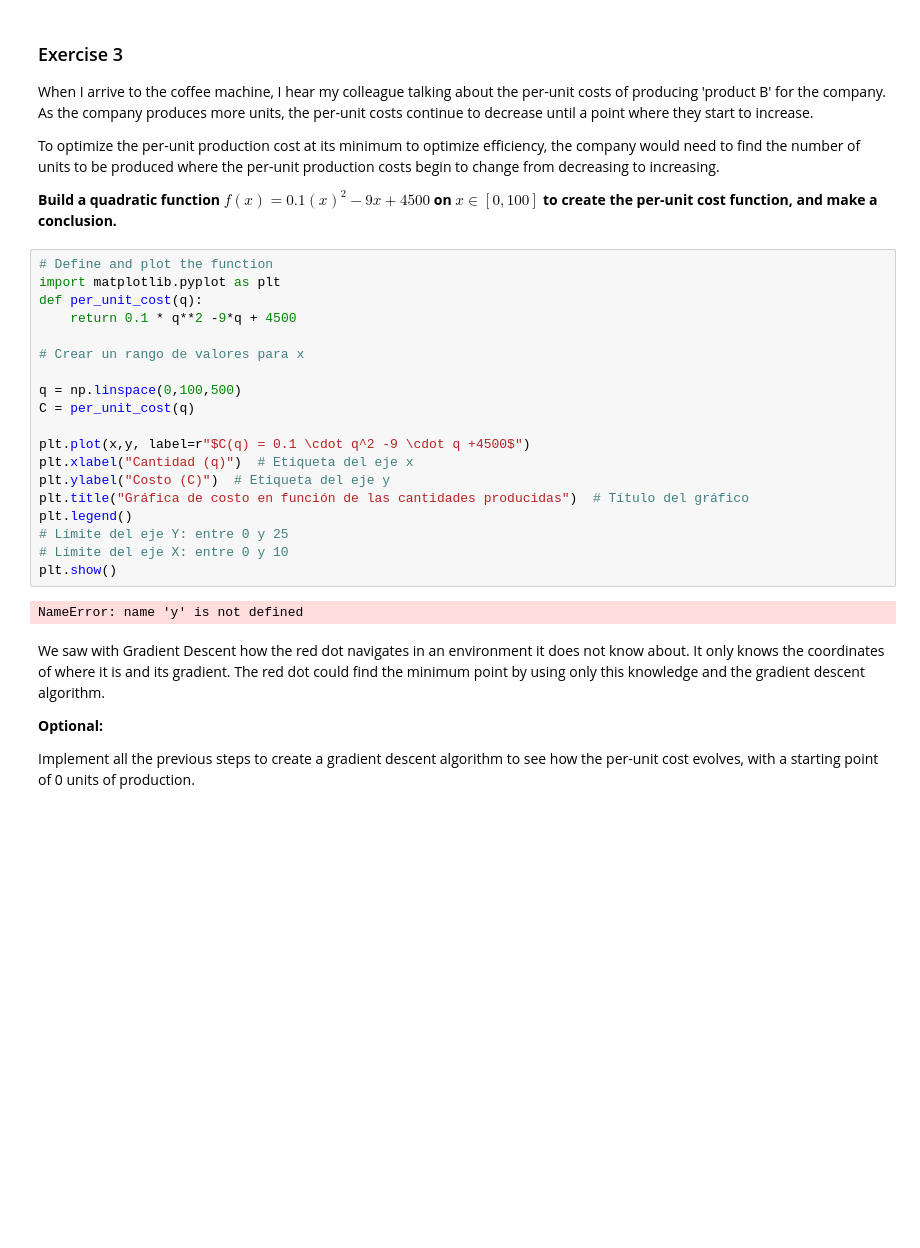
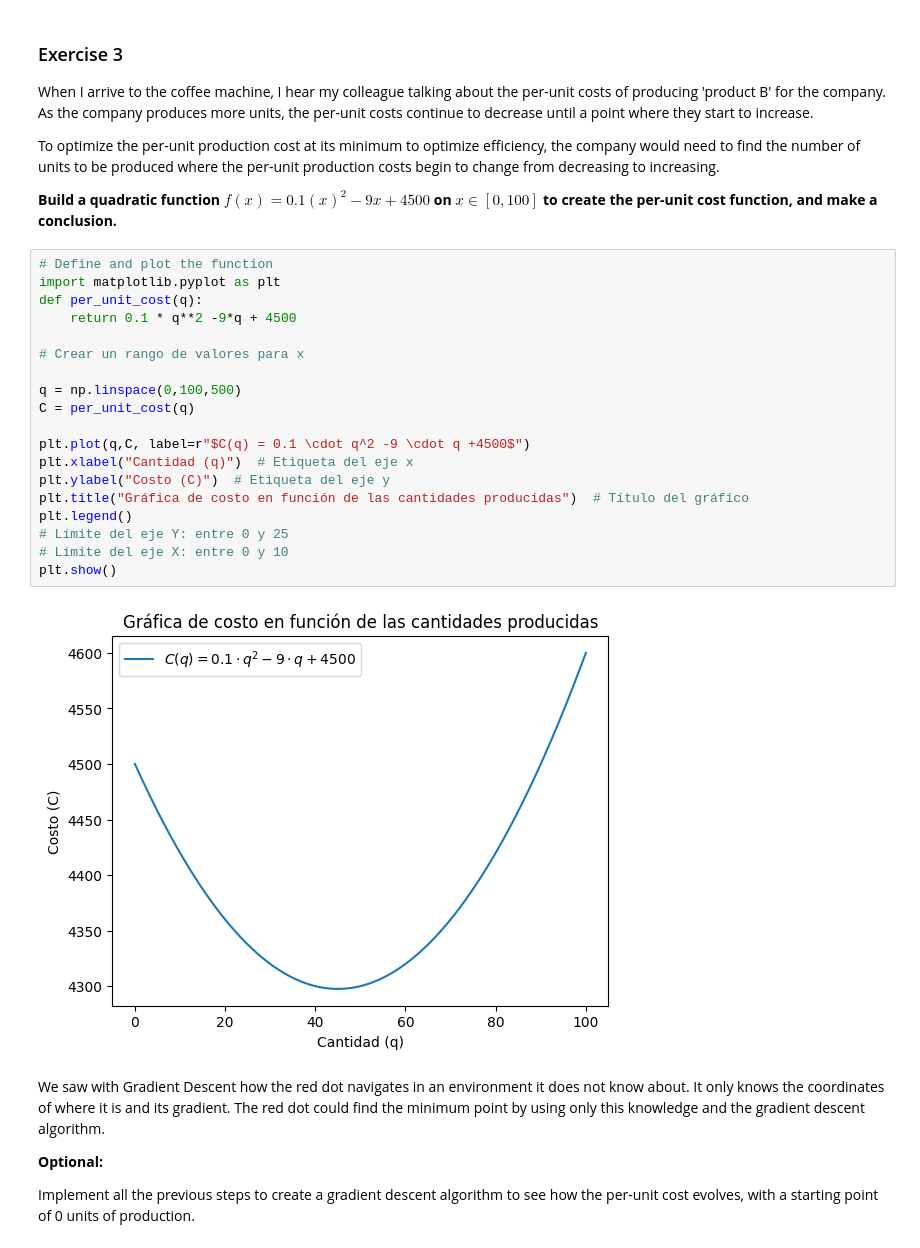
Before and after one commit to ASGAMO-DS/calculus-and-algebra-problems-with-python, a Jupyter notebook: notebook/problems.ipynb, the cells around one changed output. Saved outputs shown, nothing was run; the diff lists cells and outputs as text; blank space fills up the shorter version.

```diff
--- a/notebook/problems.ipynb
+++ b/notebook/problems.ipynb
@@ -304,24 +304,24 @@ To optimize the per-unit production cost at its minimum to optimize efficiency,
 # %%
 # Define and plot the function
 import matplotlib.pyplot as plt
 def per_unit_cost(q):
     return 0.1 * q**2 -9*q + 4500
 
 # Crear un rango de valores para x
 
 q = np.linspace(0,100,500)
 C = per_unit_cost(q)
 
-plt.plot(x,y, label=r"$C(q) = 0.1 \cdot q^2 -9 \cdot q +4500$")
+plt.plot(q,C, label=r"$C(q) = 0.1 \cdot q^2 -9 \cdot q +4500$")
 plt.xlabel("Cantidad (q)")  # Etiqueta del eje x
 plt.ylabel("Costo (C)")  # Etiqueta del eje y
 plt.title("Gráfica de costo en función de las cantidades producidas")  # Título del gráfico
 plt.legend()
 # Límite del eje Y: entre 0 y 25
 # Límite del eje X: entre 0 y 10
 plt.show()
 # %% [output]
-NameError: name 'y' is not defined
+[figure, added]
 # %% [markdown]
 We saw with Gradient Descent how the red dot navigates in an environment it does not know about. It only knows the coordinates of where it is and its gradient. The red dot could find the minimum point by using only this knowledge and the gradient descent algorithm.
 
```
Also changed, not shown: parts of 2 cells of this notebook.
